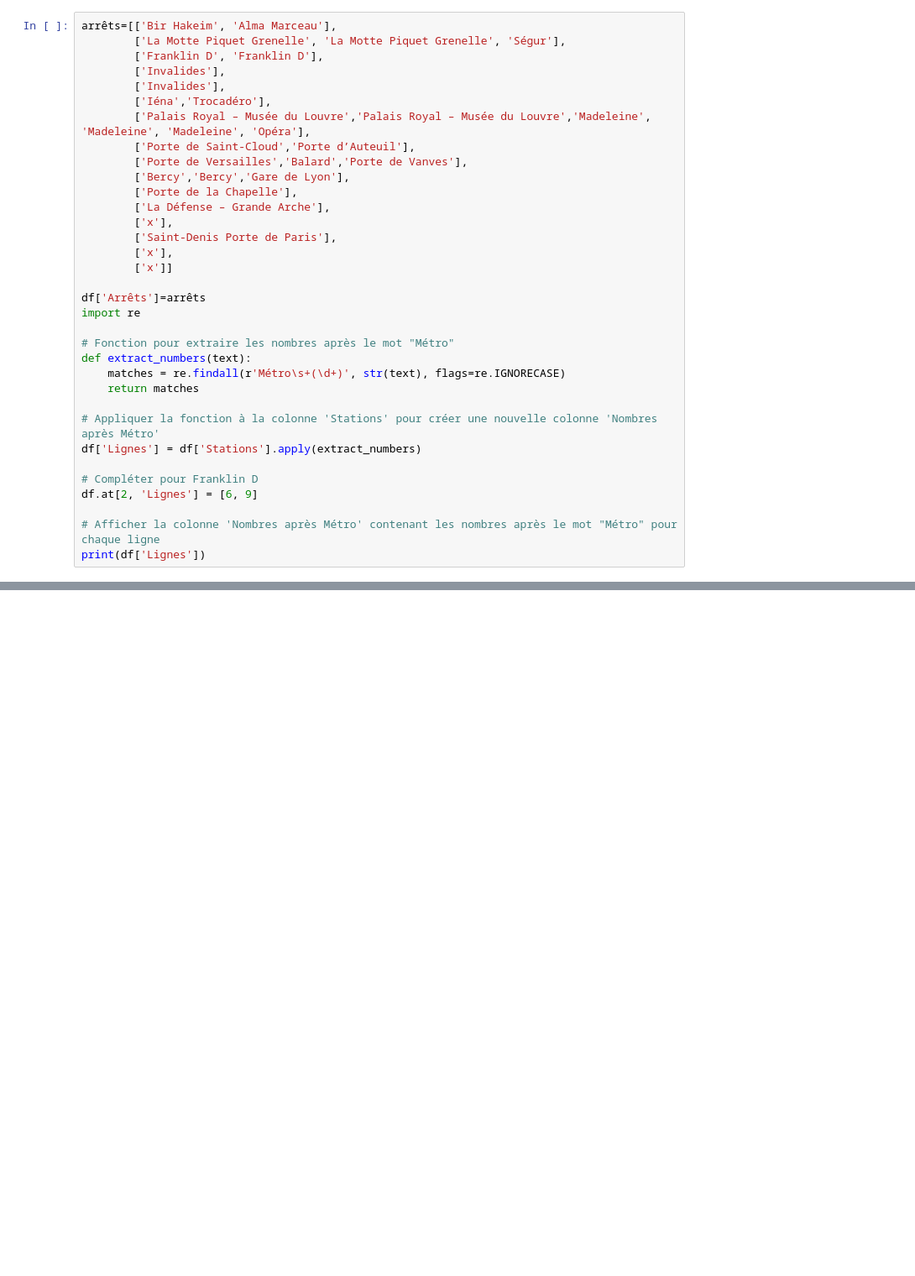
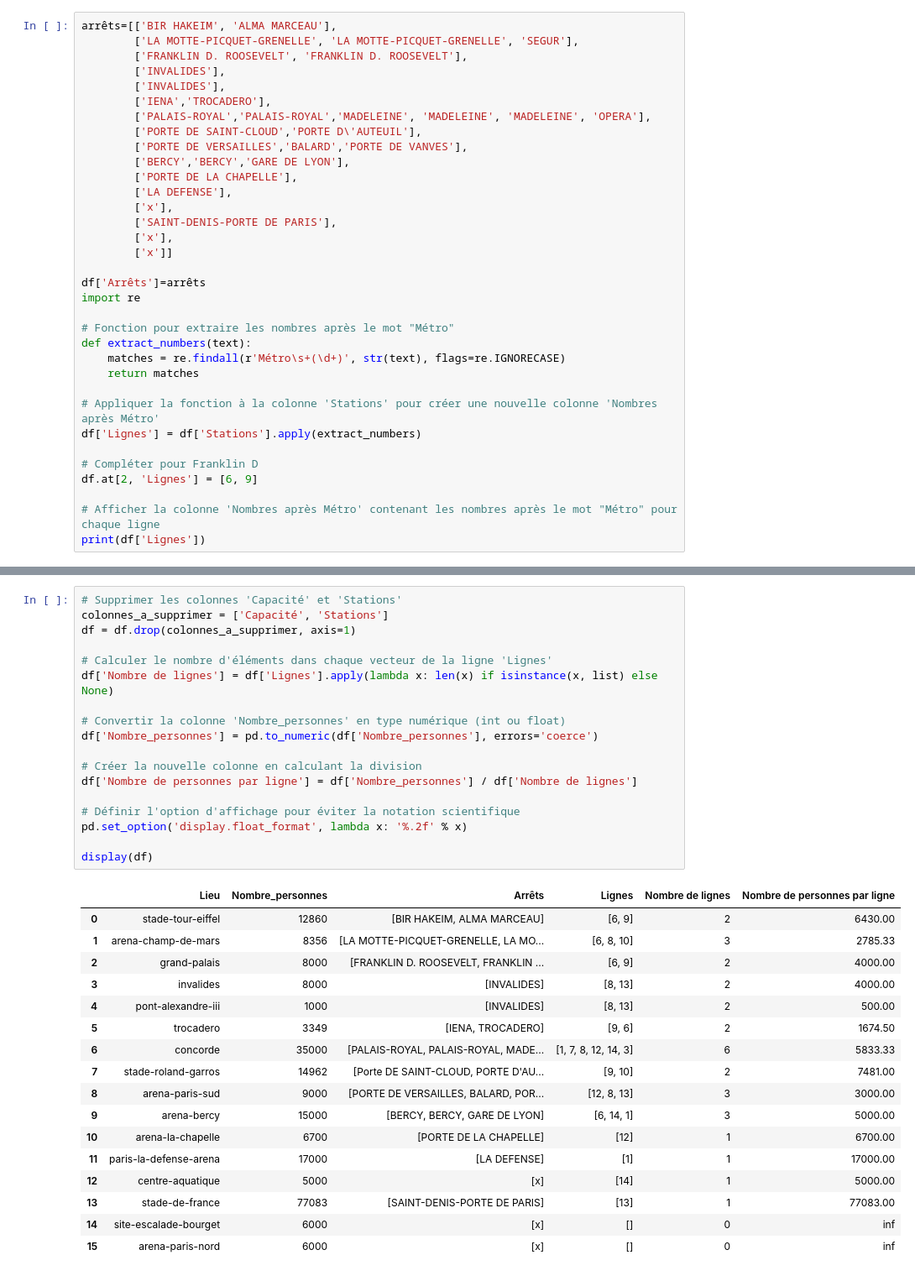
Before and after one commit to sarahthoumyre/metro-JO, a Jupyter notebook: Nb de personnes + Arrêts + Lignes des lieux des événements.ipynb, the cells around one changed output, grey strips where cells are left out. Shown at 84% size. Cells and saved outputs as stored; diff of their text form; blank space fills up the shorter version.

```diff
--- a/Nb de personnes + Arrêts + Lignes des lieux des événements.ipynb
+++ b/Nb de personnes + Arrêts + Lignes des lieux des événements.ipynb
@@ -239,20 +243,20 @@ for index, station in df['Stations'].items():
 ['Le site d’escalade du Bourget sera desservi par la gare «\xa0Le Bourget\xa0» (RER B et Tramway T11)']
 ['L’Arena Paris Nord sera desservie par la gare «\xa0Parc des expositions\xa0» (RER B)']
 # %%
-arrêts=[['Bir Hakeim', 'Alma Marceau'],
-        ['La Motte Piquet Grenelle', 'La Motte Piquet Grenelle', 'Ségur'],
-        ['Franklin D', 'Franklin D'],
-        ['Invalides'],
-        ['Invalides'],
-        ['Iéna','Trocadéro'],
-        ['Palais Royal – Musée du Louvre','Palais Royal – Musée du Louvre','Madeleine', 'Madeleine', 'Madeleine', 'Opéra'],
-        ['Porte de Saint-Cloud','Porte d’Auteuil'],
-        ['Porte de Versailles','Balard','Porte de Vanves'],
-        ['Bercy','Bercy','Gare de Lyon'],
-        ['Porte de la Chapelle'],
-        ['La Défense – Grande Arche'],
+arrêts=[['BIR HAKEIM', 'ALMA MARCEAU'],
+        ['LA MOTTE-PICQUET-GRENELLE', 'LA MOTTE-PICQUET-GRENELLE', 'SEGUR'],
+        ['FRANKLIN D. ROOSEVELT', 'FRANKLIN D. ROOSEVELT'],
+        ['INVALIDES'],
+        ['INVALIDES'],
+        ['IENA','TROCADERO'],
+        ['PALAIS-ROYAL','PALAIS-ROYAL','MADELEINE', 'MADELEINE', 'MADELEINE', 'OPERA'],
+        ['PORTE DE SAINT-CLOUD','PORTE D\'AUTEUIL'],
+        ['PORTE DE VERSAILLES','BALARD','PORTE DE VANVES'],
+        ['BERCY','BERCY','GARE DE LYON'],
+        ['PORTE DE LA CHAPELLE'],
+        ['LA DEFENSE'],
         ['x'],
-        ['Saint-Denis Porte de Paris'],
+        ['SAINT-DENIS-PORTE DE PARIS'],
         ['x'],
         ['x']]
 
@@ -317,0 +297,36 @@ display(df)
+# %%
+# Supprimer les colonnes 'Capacité' et 'Stations'
+colonnes_a_supprimer = ['Capacité', 'Stations']
+df = df.drop(colonnes_a_supprimer, axis=1)
+
+# Calculer le nombre d'éléments dans chaque vecteur de la ligne 'Lignes'
+df['Nombre de lignes'] = df['Lignes'].apply(lambda x: len(x) if isinstance(x, list) else None)
+
+# Convertir la colonne 'Nombre_personnes' en type numérique (int ou float)
+df['Nombre_personnes'] = pd.to_numeric(df['Nombre_personnes'], errors='coerce')
+
+# Créer la nouvelle colonne en calculant la division
+df['Nombre de personnes par ligne'] = df['Nombre_personnes'] / df['Nombre de lignes']
+
+# Définir l'option d'affichage pour éviter la notation scientifique
+pd.set_option('display.float_format', lambda x: '%.2f' % x)
+
+display(df)
+# %% [output]
+|  | Lieu | Nombre_personnes | Arrêts | Lignes | Nombre de lignes | Nombre de personnes par ligne |
+| 0 | stade-tour-eiffel | 12860 | [BIR HAKEIM, ALMA MARCEAU] | [6, 9] | 2 | 6430.00 |
+| 1 | arena-champ-de-mars | 8356 | [LA MOTTE-PICQUET-GRENELLE, LA MO... | [6, 8, 10] | 3 | 2785.33 |
+| 2 | grand-palais | 8000 | [FRANKLIN D. ROOSEVELT, FRANKLIN ... | [6, 9] | 2 | 4000.00 |
+| 3 | invalides | 8000 | [INVALIDES] | [8, 13] | 2 | 4000.00 |
+| 4 | pont-alexandre-iii | 1000 | [INVALIDES] | [8, 13] | 2 | 500.00 |
+| 5 | trocadero | 3349 | [IENA, TROCADERO] | [9, 6] | 2 | 1674.50 |
+| 6 | concorde | 35000 | [PALAIS-ROYAL, PALAIS-ROYAL, MADE... | [1, 7, 8, 12, 14, 3] | 6 | 5833.33 |
+| 7 | stade-roland-garros | 14962 | [Porte DE SAINT-CLOUD, PORTE D'AU... | [9, 10] | 2 | 7481.00 |
+| 8 | arena-paris-sud | 9000 | [PORTE DE VERSAILLES, BALARD, POR... | [12, 8, 13] | 3 | 3000.00 |
+| 9 | arena-bercy | 15000 | [BERCY, BERCY, GARE DE LYON] | [6, 14, 1] | 3 | 5000.00 |
+| 10 | arena-la-chapelle | 6700 | [PORTE DE LA CHAPELLE] | [12] | 1 | 6700.00 |
+| 11 | paris-la-defense-arena | 17000 | [LA DEFENSE] | [1] | 1 | 17000.00 |
+| 12 | centre-aquatique | 5000 | [x] | [14] | 1 | 5000.00 |
+| 13 | stade-de-france | 77083 | [SAINT-DENIS-PORTE DE PARIS] | [13] | 1 | 77083.00 |
+| 14 | site-escalade-bourget | 6000 | [x] | [] | 0 | inf |
+| 15 | arena-paris-nord | 6000 | [x] | [] | 0 | inf |
```
Also changed, not shown: parts of 4 cells of this notebook.
